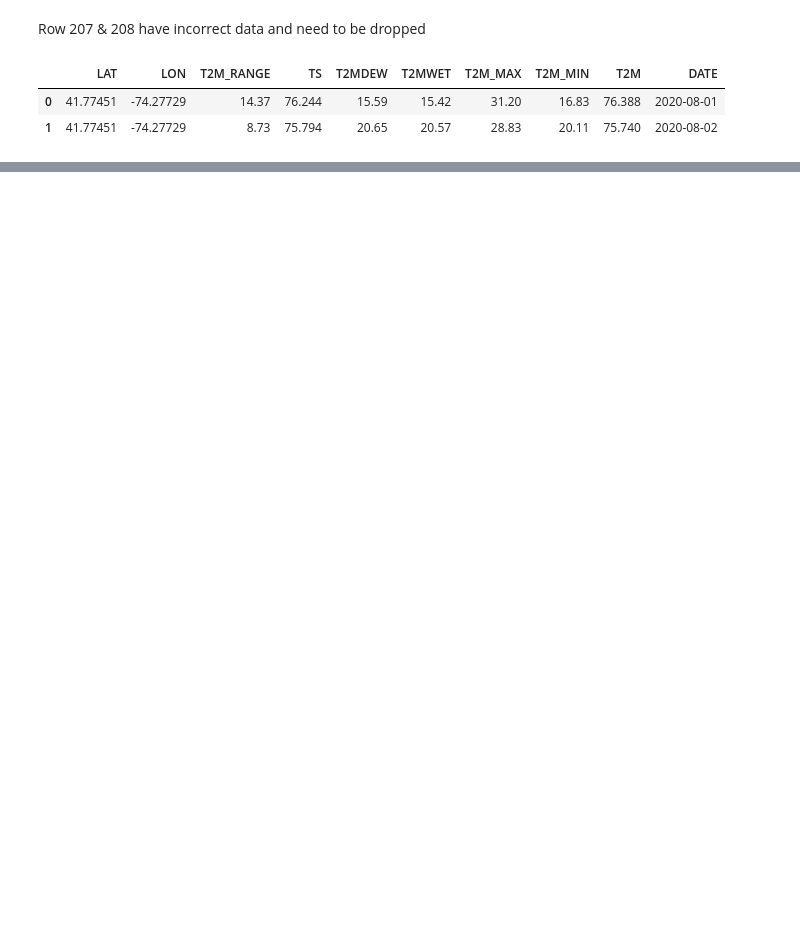
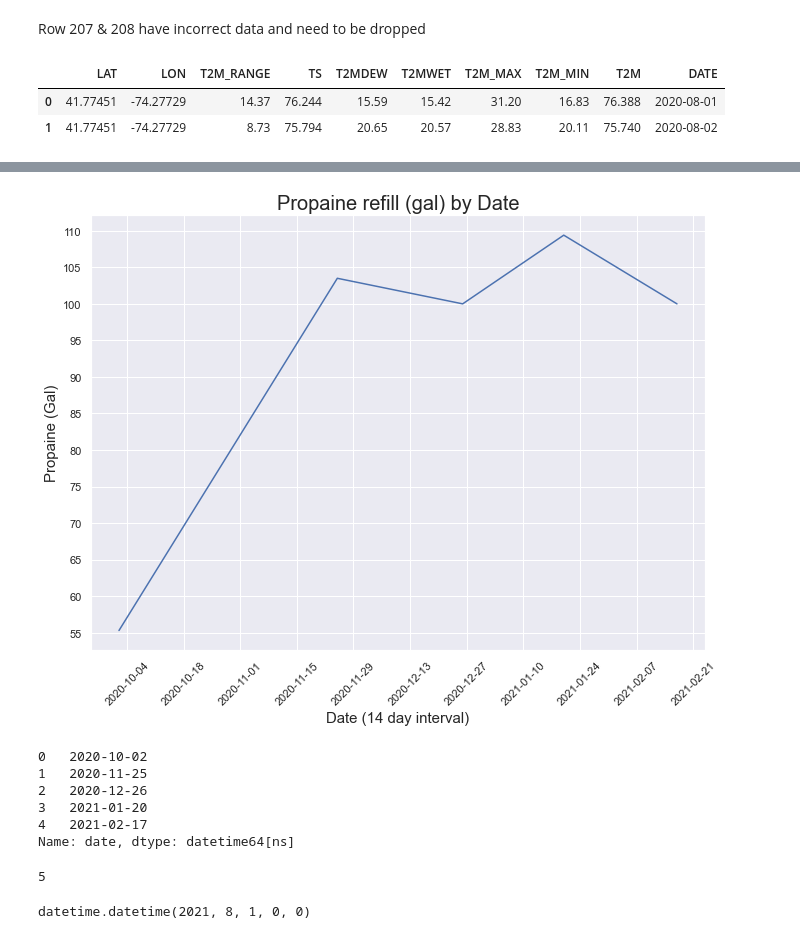
Before and after one commit to encodingintuition/personal_energy_usage, a Jupyter notebook: code/01-EDA-PEU.ipynb, the cells around one changed output, grey strips where cells are left out. Saved outputs shown, nothing was run; the diff lists cells and outputs as text; code cells hidden in the pictures; blank space fills up the shorter version.

```diff
--- a/code/01-EDA-PEU.ipynb
+++ b/code/01-EDA-PEU.ipynb
@@ -540,0 +281,40 @@ _df.hist(figsize = (12,12));
+# %%
+# Propaine Vis
+
+plt.figure(figsize = (11,8))
+ax = sns.lineplot(data = propaine_df, x = 'date',
+                             y = 'gal',
+                             hue = );
+
+# x & y labels
+plt.title('Propaine refill (gal) by Date', size = 20)
+plt.xlabel('Date (14 day interval)', size = 15)
+plt.ylabel('Propaine (Gal)', size = 15)
+
+# add more date ticks
+ax.yaxis.set_major_locator(ticker.MultipleLocator(5))
+# add more temp ticks
+ax.xaxis.set_major_locator(ticker.MultipleLocator(14))
+    #ax.xaxis.set_major_formatter(ticker.ScalarFormatter())
+# rotate xticks
+plt.xticks(rotation = 45);
+# %% [output]
+[figure, added]
+# %%
+propaine_df['date']
+# %% [output]
+0   2020-10-02
+1   2020-11-25
+2   2020-12-26
+3   2021-01-20
+4   2021-02-17
+Name: date, dtype: datetime64[ns]
+# %%
+len(propaine_df['date'])
+# %% [output]
+5
+# %%
+date_start = datetime(2021,8,1)
+date_start
+# %% [output]
+datetime.datetime(2021, 8, 1, 0, 0)
```
Also changed, not shown: parts of 65 cells of this notebook, 1 other file.
